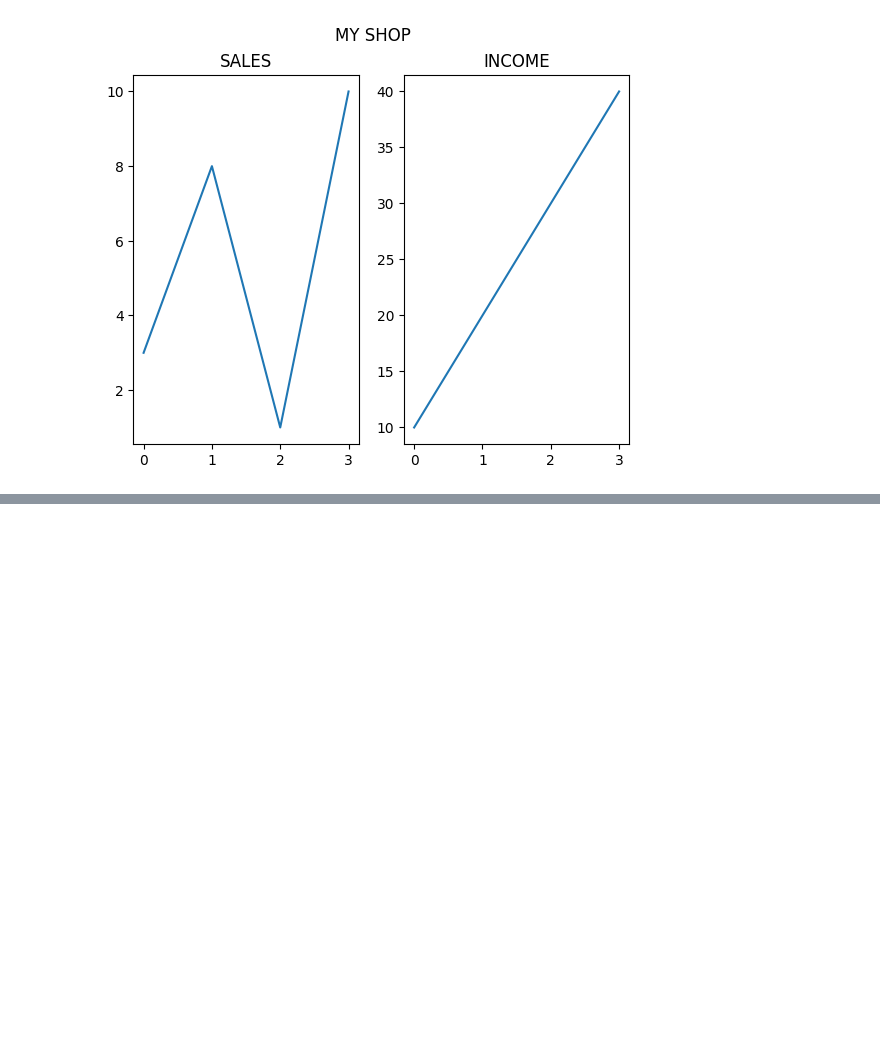
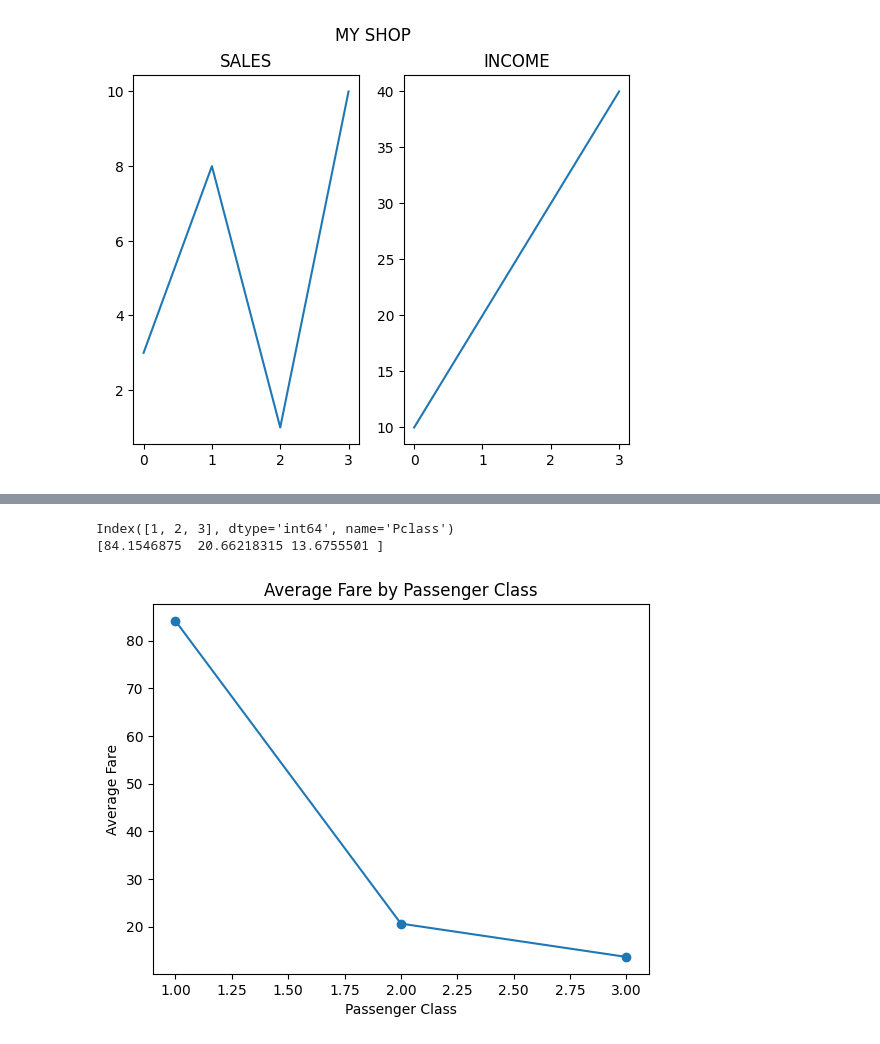
Before and after one commit to itsvikky12/Data-visualization-Python, a Jupyter notebook: Matplotlib/Day3_Matplotlib.ipynb, the cells around one changed output, grey strips where cells are left out. Drawn from its saved outputs; the diff is of its cells as text; code cells hidden in the pictures; blank space fills up the shorter version.

Commit message:
Update Matplotlib notebook and add reference study materials and datasets

```diff
--- a/Matplotlib/Day3_Matplotlib.ipynb
+++ b/Matplotlib/Day3_Matplotlib.ipynb
@@ -355,0 +361,2 @@ plt.show()
+# %%
+data = pd.read_csv('Titanic-Dataset.csv')
@@ -355,0 +369,19 @@ plt.show()
+# %%
+avg_fare = data.groupby("Pclass")["Fare"].mean()
+print(avg_fare.index)
+print(avg_fare.values)
+# %% [output]
+Index([1, 2, 3], dtype='int64', name='Pclass')
+[84.1546875  20.66218315 13.6755501 ]
+# %%
+avg_fare = data.groupby("Pclass")["Fare"].mean()
+
+plt.plot(avg_fare.index, avg_fare.values, marker="o")
+
+plt.title("Average Fare by Passenger Class")
+plt.xlabel("Passenger Class")
+plt.ylabel("Average Fare")
+
+plt.show()
+# %% [output]
+[figure, added]
```
Also changed, not shown: parts of 31 cells of this notebook, 6 other files.
